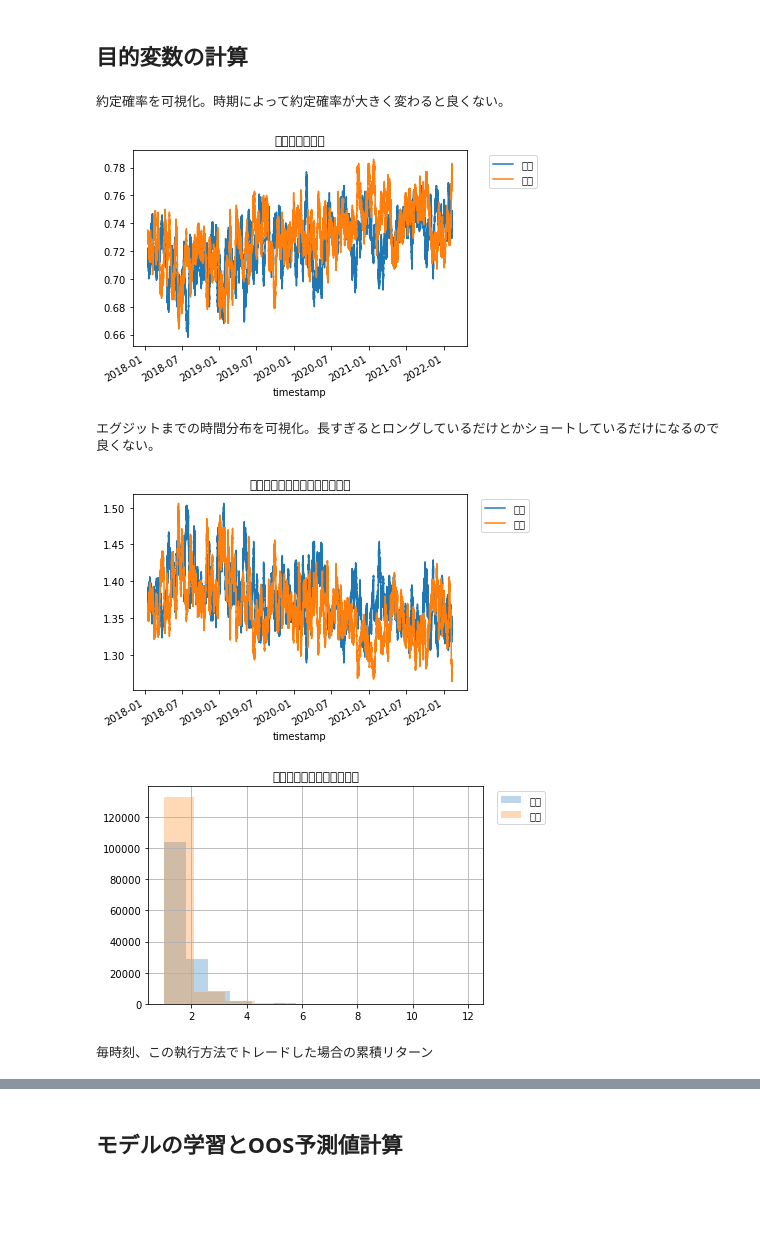
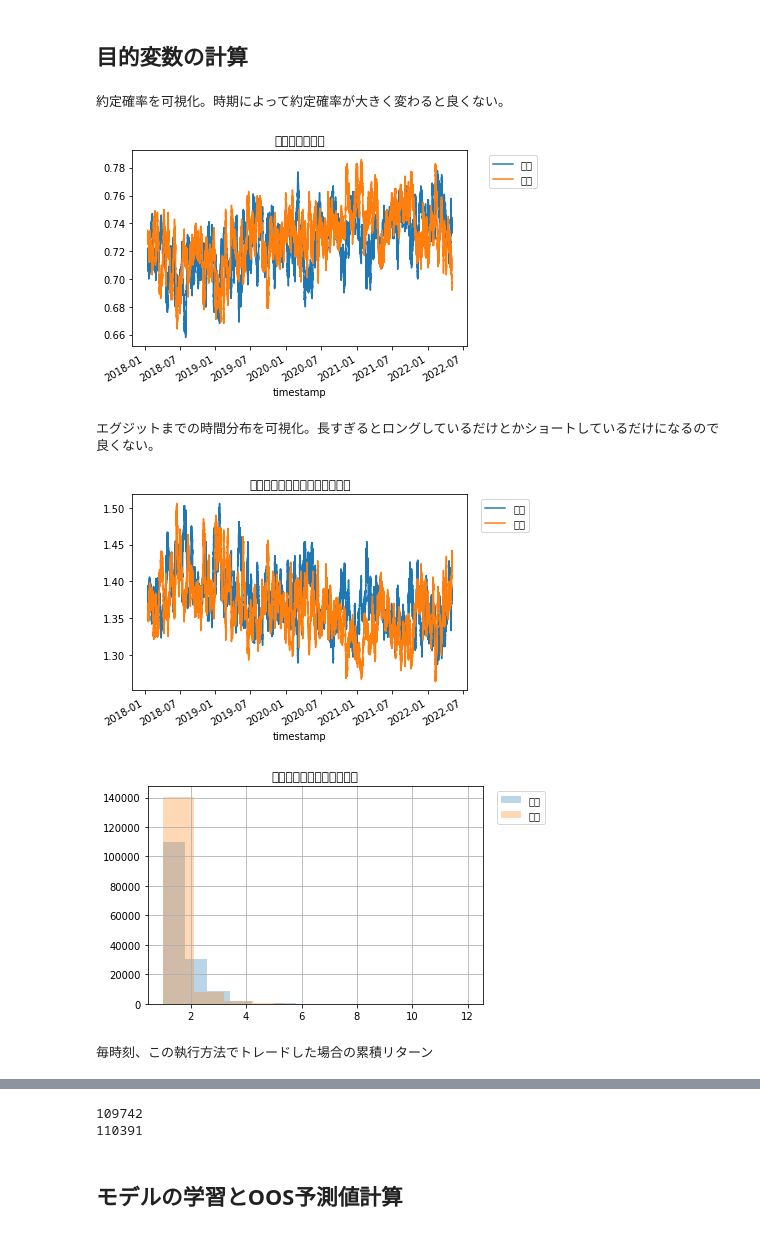
Before and after one commit to yydevelop/bot, a Jupyter notebook: bitflyerbot/tutorial-bitflyer.ipynb, the cells around one changed output, grey strips where cells are left out. Cells and saved outputs as stored; diff of their text form; code cells hidden in the pictures; blank space fills up the shorter version.

```diff
--- a/bitflyerbot/tutorial-bitflyer.ipynb
+++ b/bitflyerbot/tutorial-bitflyer.ipynb
@@ -367,7 +143,7 @@ pips = 1
 
 # ATRで指値距離を計算します
 # limit_price_dist = df['ATR'] * 0.5
-# limit_price_dist = df['ATR'] * 0.496
+# limit_price_dist = df['ATR'] * 0.1
 limit_price_dist = df['ATR'] * 0.2
 limit_price_dist = np.maximum(1, (limit_price_dist / pips).round().fillna(1)) * pips
 
@@ -422,37 +198,48 @@ df['sell_cost'] = np.where(
 )
 
 print('約定確率を可視化。時期によって約定確率が大きく変わると良くない。')
 df['buy_executed'].rolling(1000).mean().plot(label='買い')
 df['sell_executed'].rolling(1000).mean().plot(label='売り')
 plt.title('約定確率の推移')
 plt.legend(bbox_to_anchor=(1.05, 1))
 plt.show()
 
 print('エグジットまでの時間分布を可視化。長すぎるとロングしているだけとかショートしているだけになるので良くない。')
 df['buy_fet'].rolling(1000).mean().plot(label='買い')
 df['sell_fet'].rolling(1000).mean().plot(label='売り')
 plt.title('エグジットまでの平均時間推移')
 plt.legend(bbox_to_anchor=(1.2, 1))
 plt.show()
 
 df['buy_fet'].hist(alpha=0.3, label='買い')
 df['sell_fet'].hist(alpha=0.3, label='売り')
 plt.title('エグジットまでの時間分布')
 plt.legend(bbox_to_anchor=(1.2, 1))
 plt.show()
-
 print('毎時刻、この執行方法でトレードした場合の累積リターン')
-df['y_buy'].cumsum().plot(label='買い')
-df['y_sell'].cumsum().plot(label='売り')
+df['y_buy'].cumsum().plot(label='buy')
+df['y_sell'].cumsum().plot(label='sell')
 plt.title('累積リターン')
 plt.legend(bbox_to_anchor=(1.05, 1))
 plt.show()
 
+# df = df[df['y_buy']!= 0]
+# print('毎時刻、この執行方法でトレードした場合の累積リターン')
+# df['y_buy'].cumsum().plot(label='買い')
+# df['y_sell'].cumsum().plot(label='売り')
+# plt.title('累積リターン')
+# plt.legend(bbox_to_anchor=(1.05, 1))
+# plt.show()
+df
+
+print(len(df[df['y_buy']!=0]))
+print(len(df[df['y_sell']!=0]))
+
 df.to_pickle('df_bf_fx_y.pkl')
 # %% [output]
 約定確率を可視化。時期によって約定確率が大きく変わると良くない。
-[figure, old version]
+[figure, new version]
 エグジットまでの時間分布を可視化。長すぎるとロングしているだけとかショートしているだけになるので良くない。
-[figure, old version]
+[figure, new version]
-[figure, old version]
+[figure, new version]
 毎時刻、この執行方法でトレードした場合の累積リターン
@@ -460,3 +247,5 @@ df.to_pickle('df_bf_fx_y.pkl')
+109742
+110391
 # %%
 # from pycaret.regression import *
 # import copy
```
Also changed, not shown: parts of 14 cells of this notebook, 3 other files.
